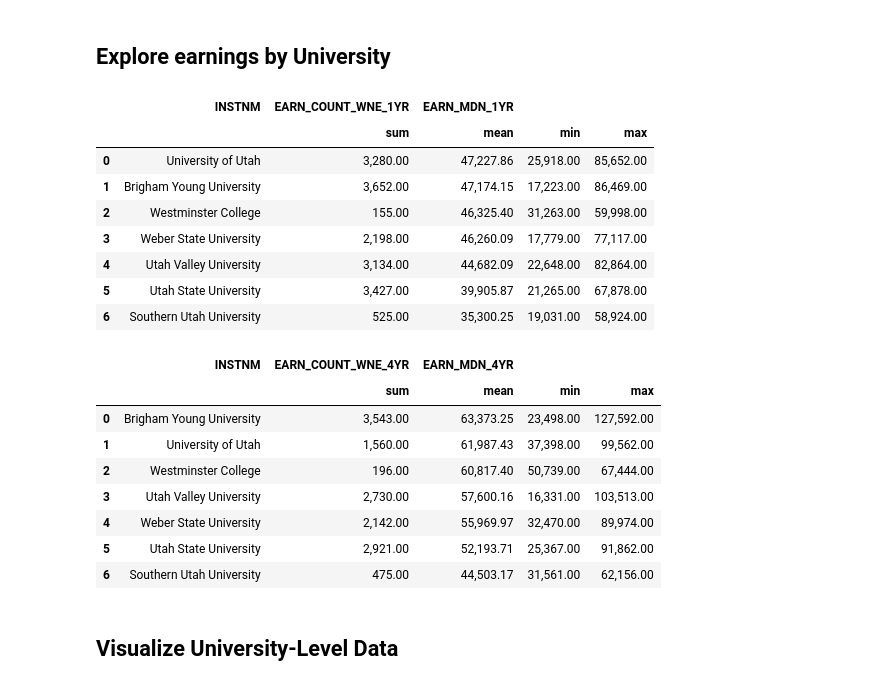
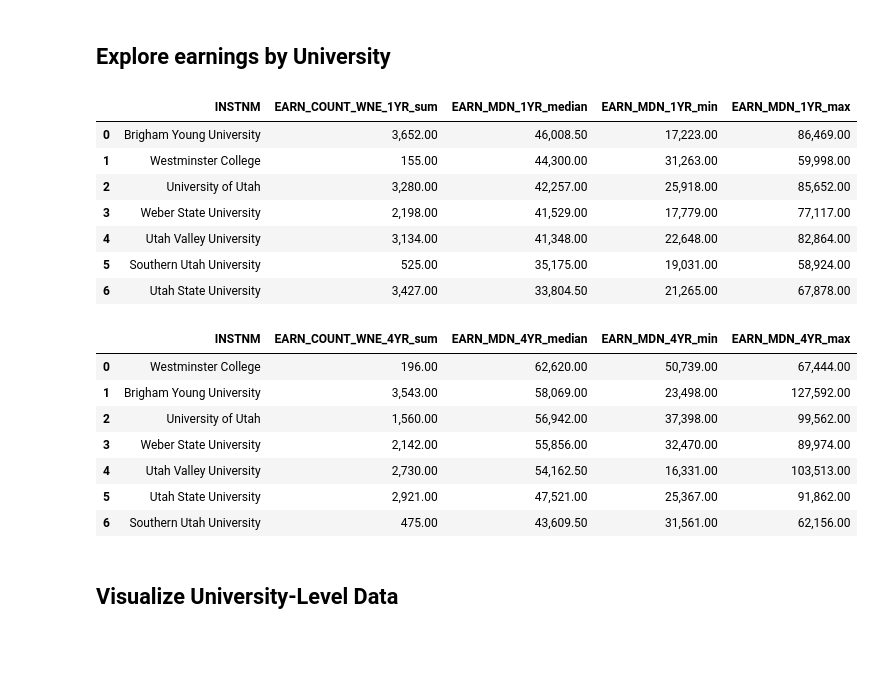
Before and after one commit to sven-soderborg/College_Outcomes, a Jupyter notebook: college_scorecard.ipynb, the cells around one changed output. Saved outputs shown, nothing was run; the diff lists cells and outputs as text; code cells hidden in the pictures; blank space fills up the shorter version.

```diff
--- a/college_scorecard.ipynb
+++ b/college_scorecard.ipynb
@@ -74,33 +73,43 @@ All four EARN columns nan count: 262
 ## Explore earnings by University
 # %%
 # Group earnings by universities (summary stats of all programs with public record)
-univ_1yr_stats = df.groupby('INSTNM').agg({'EARN_COUNT_WNE_1YR': 'sum','EARN_MDN_1YR': ['mean', 'min', 'max']}).reset_index()
-univ_1yr_stats = univ_1yr_stats.sort_values(by=('EARN_MDN_1YR', 'mean'), ascending=False).reset_index(drop=True)
+univ_1yr_stats = df.groupby('INSTNM').agg({'EARN_COUNT_WNE_1YR': 'sum','EARN_MDN_1YR': ['median', 'min', 'max']})
+univ_1yr_stats.columns = ['_'.join(col).strip() for col in univ_1yr_stats.columns.values] # remove MultiIndex column
+univ_1yr_stats = univ_1yr_stats.sort_values(by='EARN_MDN_1YR_median', ascending=False).reset_index()
+violin_order_1yr = univ_1yr_stats['INSTNM'].to_list()
+
+with pd.ExcelWriter("Data/earnings_tables.xlsx", mode='a', engine='openpyxl', if_sheet_exists='replace') as writer:
+    univ_1yr_stats.to_excel(writer, sheet_name='1yr_summary', index=False)
+
 univ_1yr_stats
 # %% [output]
-|  | INSTNM | EARN_COUNT_WNE_1YR | EARN_MDN_1YR |  |  |
-|  |  | sum | mean | min | max |
-| 0 | University of Utah | 3,280.00 | 47,227.86 | 25,918.00 | 85,652.00 |
-| 1 | Brigham Young University | 3,652.00 | 47,174.15 | 17,223.00 | 86,469.00 |
-| 2 | Westminster College | 155.00 | 46,325.40 | 31,263.00 | 59,998.00 |
-| 3 | Weber State University | 2,198.00 | 46,260.09 | 17,779.00 | 77,117.00 |
-| 4 | Utah Valley University | 3,134.00 | 44,682.09 | 22,648.00 | 82,864.00 |
-| 5 | Utah State University | 3,427.00 | 39,905.87 | 21,265.00 | 67,878.00 |
-| 6 | Southern Utah University | 525.00 | 35,300.25 | 19,031.00 | 58,924.00 |
+|  | INSTNM | EARN_COUNT_WNE_1YR_sum | EARN_MDN_1YR_median | EARN_MDN_1YR_min | EARN_MDN_1YR_max |
+| 0 | Brigham Young University | 3,652.00 | 46,008.50 | 17,223.00 | 86,469.00 |
+| 1 | Westminster College | 155.00 | 44,300.00 | 31,263.00 | 59,998.00 |
+| 2 | University of Utah | 3,280.00 | 42,257.00 | 25,918.00 | 85,652.00 |
+| 3 | Weber State University | 2,198.00 | 41,529.00 | 17,779.00 | 77,117.00 |
+| 4 | Utah Valley University | 3,134.00 | 41,348.00 | 22,648.00 | 82,864.00 |
+| 5 | Southern Utah University | 525.00 | 35,175.00 | 19,031.00 | 58,924.00 |
+| 6 | Utah State University | 3,427.00 | 33,804.50 | 21,265.00 | 67,878.00 |
 # %%
 # Group earnings by universities (summary stats of all programs with public record)
-univ_4yr_stats = df.groupby('INSTNM').agg({'EARN_COUNT_WNE_4YR': 'sum','EARN_MDN_4YR': ['mean', 'min', 'max']}).reset_index()
-univ_4yr_stats = univ_4yr_stats.sort_values(by=('EARN_MDN_4YR', 'mean'), ascending=False).reset_index(drop=True)
+univ_4yr_stats = df.groupby('INSTNM').agg({'EARN_COUNT_WNE_4YR': 'sum','EARN_MDN_4YR': ['median', 'min', 'max']})
+univ_4yr_stats.columns = ['_'.join(col).strip() for col in univ_4yr_stats.columns.values] # remove MultiIndex column
+univ_4yr_stats = univ_4yr_stats.sort_values(by='EARN_MDN_4YR_median', ascending=False).reset_index()
+violin_order_4yr = univ_4yr_stats['INSTNM'].to_list()
+
+with pd.ExcelWriter("Data/earnings_tables.xlsx", mode='a', engine='openpyxl', if_sheet_exists='replace') as writer:
+    univ_4yr_stats.to_excel(writer, sheet_name='4yr_summary', index=False)
+
 univ_4yr_stats
 # %% [output]
-|  | INSTNM | EARN_COUNT_WNE_4YR | EARN_MDN_4YR |  |  |
-|  |  | sum | mean | min | max |
-| 0 | Brigham Young University | 3,543.00 | 63,373.25 | 23,498.00 | 127,592.00 |
-| 1 | University of Utah | 1,560.00 | 61,987.43 | 37,398.00 | 99,562.00 |
-| 2 | Westminster College | 196.00 | 60,817.40 | 50,739.00 | 67,444.00 |
-| 3 | Utah Valley University | 2,730.00 | 57,600.16 | 16,331.00 | 103,513.00 |
-| 4 | Weber State University | 2,142.00 | 55,969.97 | 32,470.00 | 89,974.00 |
-| 5 | Utah State University | 2,921.00 | 52,193.71 | 25,367.00 | 91,862.00 |
-| 6 | Southern Utah University | 475.00 | 44,503.17 | 31,561.00 | 62,156.00 |
+|  | INSTNM | EARN_COUNT_WNE_4YR_sum | EARN_MDN_4YR_median | EARN_MDN_4YR_min | EARN_MDN_4YR_max |
+| 0 | Westminster College | 196.00 | 62,620.00 | 50,739.00 | 67,444.00 |
+| 1 | Brigham Young University | 3,543.00 | 58,069.00 | 23,498.00 | 127,592.00 |
+| 2 | University of Utah | 1,560.00 | 56,942.00 | 37,398.00 | 99,562.00 |
+| 3 | Weber State University | 2,142.00 | 55,856.00 | 32,470.00 | 89,974.00 |
+| 4 | Utah Valley University | 2,730.00 | 54,162.50 | 16,331.00 | 103,513.00 |
+| 5 | Utah State University | 2,921.00 | 47,521.00 | 25,367.00 | 91,862.00 |
+| 6 | Southern Utah University | 475.00 | 43,609.50 | 31,561.00 | 62,156.00 |
 # %% [markdown]
 ## Visualize University-Level Data
```
Also changed, not shown: parts of 12 cells of this notebook, 26 other files.
